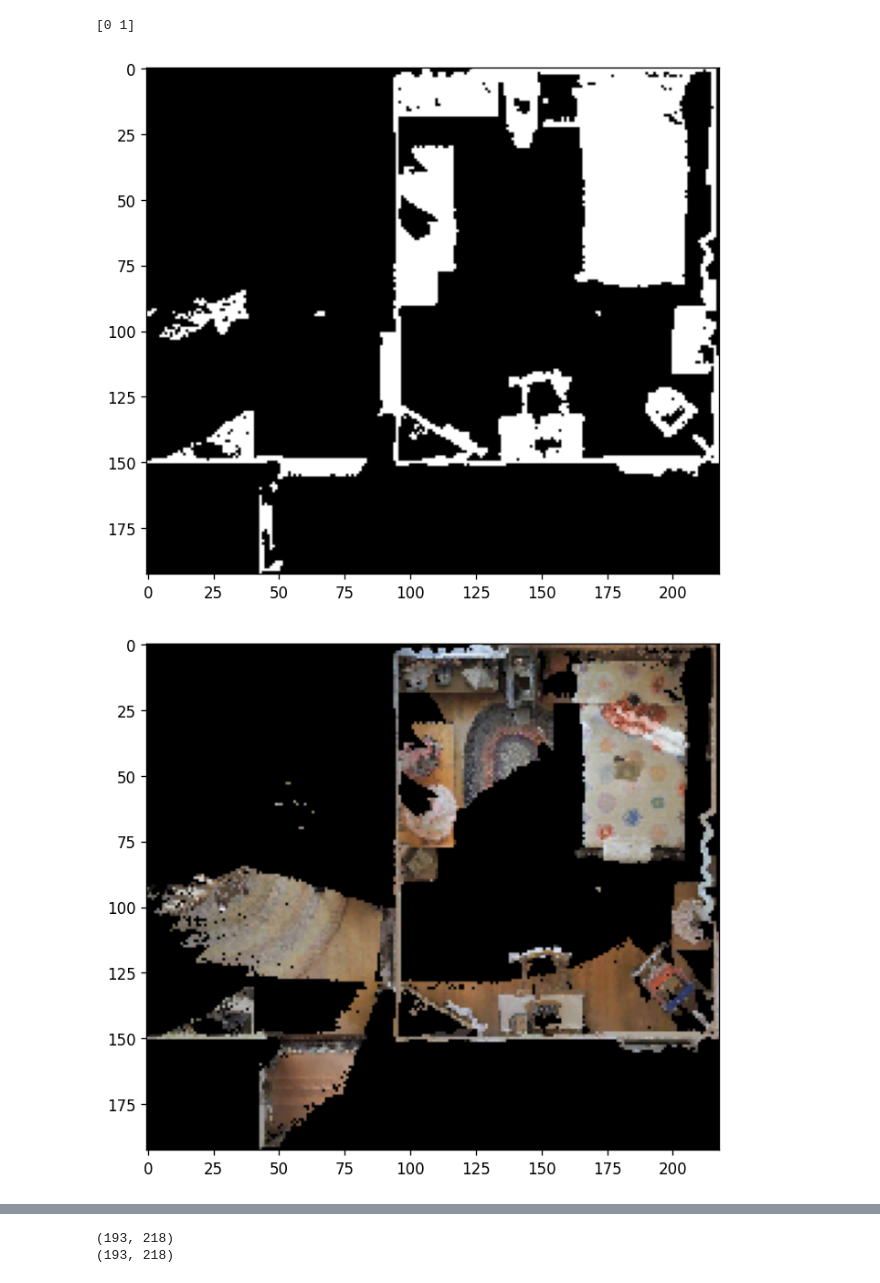
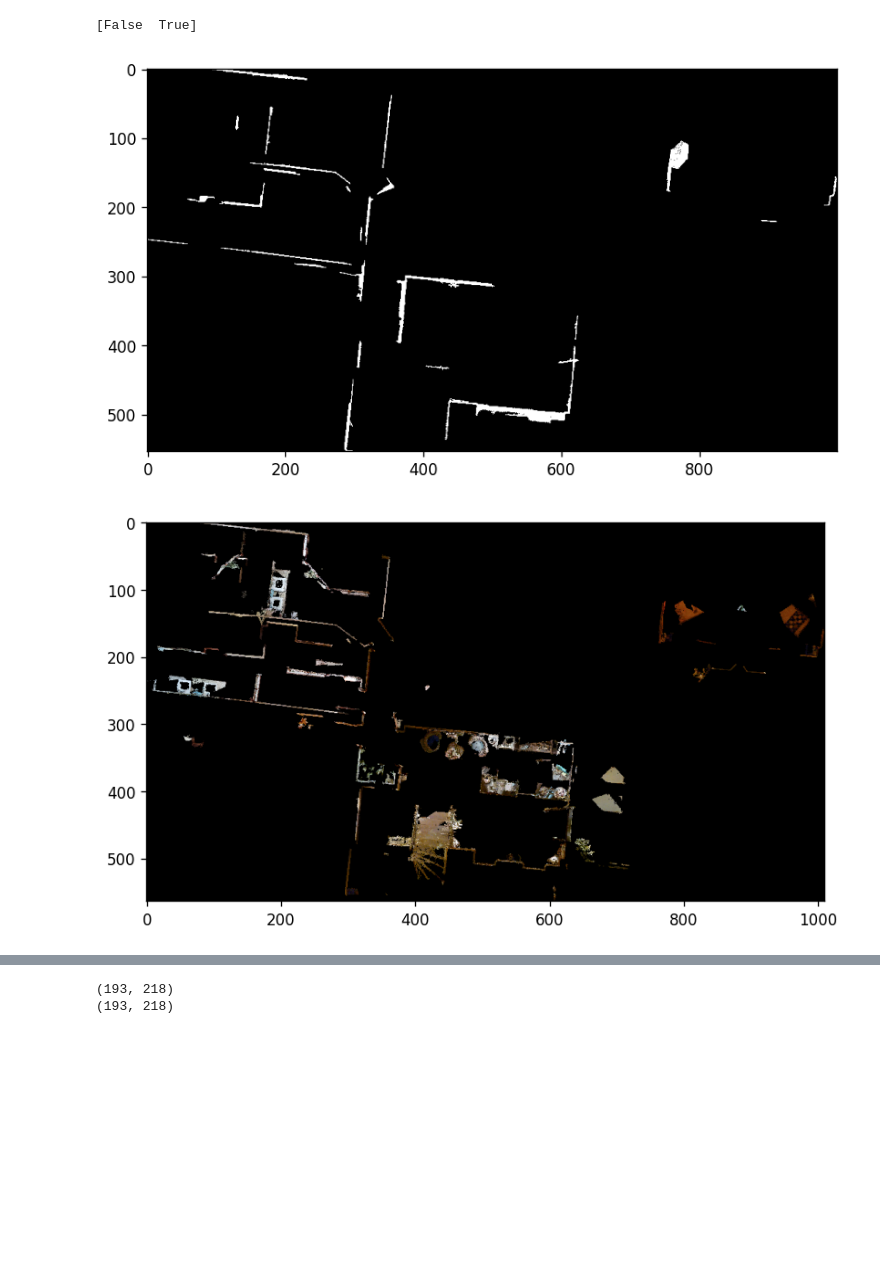
Before and after one commit to qlOoOlp/InstanceSeemMap, a Jupyter notebook: visualizer.ipynb, the cells around one changed output, grey strips where cells are left out. Saved outputs shown, nothing was run; the diff lists cells and outputs as text; code cells hidden in the pictures; blank space fills up the shorter version.

Commit message:
[Add] clip map

```diff
--- a/visualizer.ipynb
+++ b/visualizer.ipynb
@@ -522,22 +522,31 @@ print(data_dir)
 # %%
-obstacles = load_map(obstacles_save_path)
-color_top_down = load_map(color_top_down_save_path)
+# obstacles = load_map("/nvme0n1/vlmaps/Data/habitat_sim/mp3d/2t7WUuJeko7_2/map/2t7WUuJeko7_2_seem1/wall_mask_seem1.npy")#obstacles_save_path)
+# obstacles = load_map("/nvme0n1/eunae/hong/InstanceSeemMap_clip/Data/v1/scans/2t7WUuJeko7/room_seg/2t7WUuJeko7/map/2t7WUuJeko7_room_seg1/wall_mask_room_seg1.npy")#obstacles_save_path)
+# obstacles = load_map("/nvme0n1/eunae/hong/InstanceSeemMap_clip/Data/v1/scans/2t7WUuJeko7/room_seg/2t7WUuJeko7/map/2t7WUuJeko7_room_seg1/obstacles_room_seg1.npy")#obstacles_save_path)
+# color_top_down = load_map(color_top_down_save_path)
+# obstacles = load_map("/nvme0n1/eunae/hong/InstanceSeemMap_clip/Data/v1/scans/8WUmhLawc2A/room_seg/8WUmhLawc2A/map/8WUmhLawc2A_room_seg1/obstacles_room_seg1.npy")#obstacles_save_path)
+# obstacles = load_map("/nvme0n1/eunae/hong/InstanceSeemMap_clip/Data/v1/scans/HxpKQynjfin/room_seg/HxpKQynjfin/map/HxpKQynjfin_room_seg1_gt/obstacles_room_seg1_gt.npy")#obstacles_save_path)
+obstacles = load_map("/nvme0n1/eunae/hong/InstanceSeemMap_clip/Data/v1/scans/r47D5H71a5s/room_seg/r47D5H71a5s/map/r47D5H71a5s_room_seg1_gt/wall_mask_room_seg1_gt.npy")#obstacles_save_path)
+print(np.unique(obstacles))
+
 x_indices, y_indices = np.where(obstacles == 1)
 
 xmin = np.min(x_indices)
 xmax = np.max(x_indices)
 ymin = np.min(y_indices)
 ymax = np.max(y_indices)
 
-print(np.unique(obstacles))
 obstacles_pil = Image.fromarray(obstacles[xmin:xmax+1, ymin:ymax+1])
 plt.figure(figsize=(8, 6), dpi=120)
 plt.imshow(obstacles_pil, cmap='gray')
 plt.show()
 # %% [output]
-[0 1]
+[False  True]
-[figure, old version]
+[figure, new version]
 # %%
+# color_top_down_save_path = "/nvme0n1/eunae/hong/InstanceSeemMap_clip/Data/v1/scans/HxpKQynjfin/room_seg/HxpKQynjfin/map/HxpKQynjfin_room_seg1_gt/color_top_down_room_seg1_gt.npy"#obstacles_save_path)
+# color_top_down_save_path = "/nvme0n1/eunae/hong/InstanceSeemMap_clip/Data/v1/scans/8WUmhLawc2A/room_seg/8WUmhLawc2A/map/8WUmhLawc2A_room_seg1/color_top_down_room_seg1.npy"
+color_top_down_save_path = "/nvme0n1/eunae/hong/InstanceSeemMap_clip/Data/v1/scans/r47D5H71a5s/room_seg/r47D5H71a5s/map/r47D5H71a5s_room_seg1_gt/color_top_down_room_seg1_gt.npy" #obstacles_save_path)
 color_top_down = load_map(color_top_down_save_path)
 color_top_down = color_top_down[xmin:xmax+1, ymin:ymax+1]
 color_top_down_pil = Image.fromarray(color_top_down)
@@ -545,4 +554,4 @@ plt.figure(figsize=(8, 6), dpi=120)
 plt.imshow(color_top_down_pil)
 plt.show()
 # %% [output]
-[figure, old version]
+[figure, new version]
```
Also changed, not shown: parts of 5 cells of this notebook, 9 other files.
